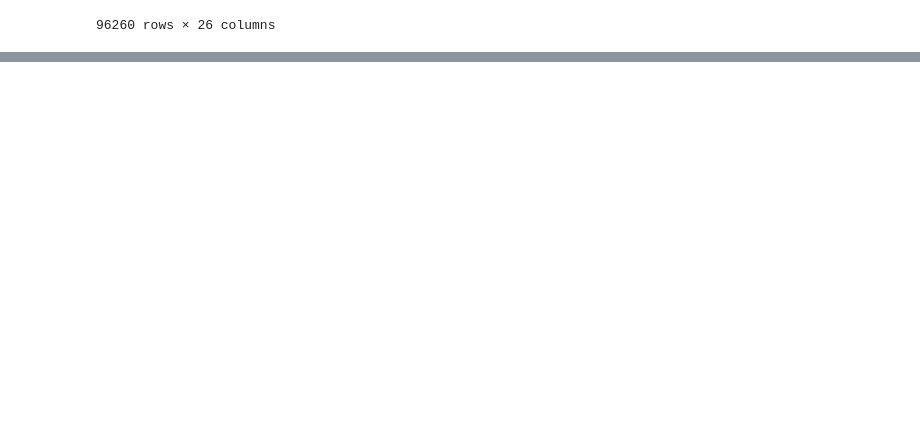
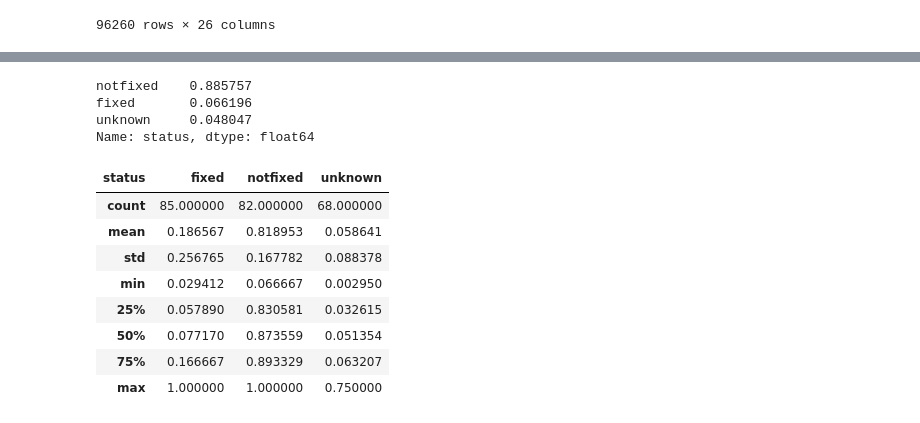
Before and after one commit to woc-hack/kjd, a Jupyter notebook: Data analysis.ipynb, the cells around one changed output, grey strips where cells are left out. Drawn from its saved outputs; the diff is of its cells as text; code cells hidden in the pictures; blank space fills up the shorter version.

```diff
--- a/Data analysis.ipynb
+++ b/Data analysis.ipynb
@@ -881,0 +734,19 @@ Name: status, dtype: float64
+# %%
+df["status"].value_counts(normalize = True)
+# %% [output]
+notfixed    0.885757
+fixed       0.066196
+unknown     0.048047
+Name: status, dtype: float64
+# %%
+df.groupby('CVE')["status"].value_counts(normalize = True).unstack().reset_index().describe()
+# %% [output]
+| status | fixed | notfixed | unknown |
+| count | 85.000000 | 82.000000 | 68.000000 |
+| mean | 0.186567 | 0.818953 | 0.058641 |
+| std | 0.256765 | 0.167782 | 0.088378 |
+| min | 0.029412 | 0.066667 | 0.002950 |
+| 25% | 0.057890 | 0.830581 | 0.032615 |
+| 50% | 0.077170 | 0.873559 | 0.051354 |
+| 75% | 0.166667 | 0.893329 | 0.063207 |
+| max | 1.000000 | 1.000000 | 0.750000 |
```
Also changed, not shown: parts of 74 cells of this notebook.
